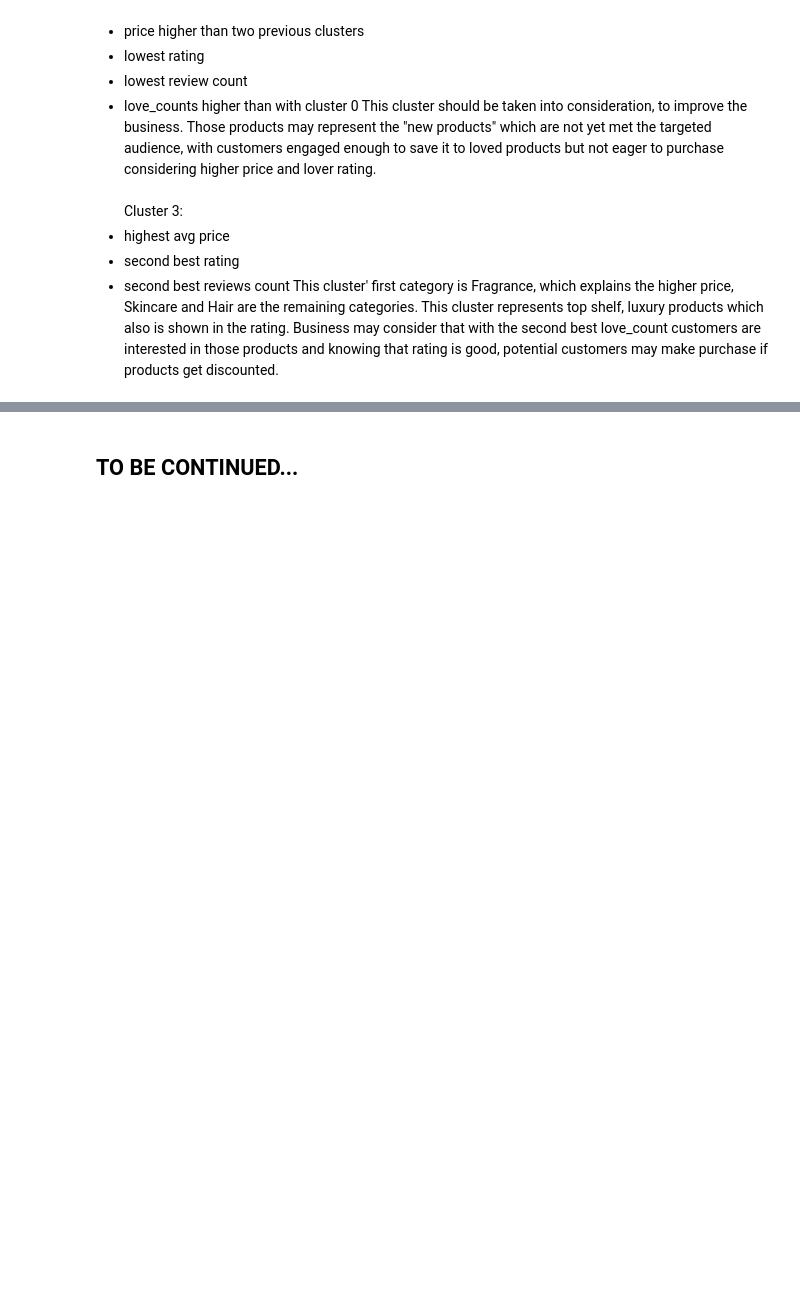
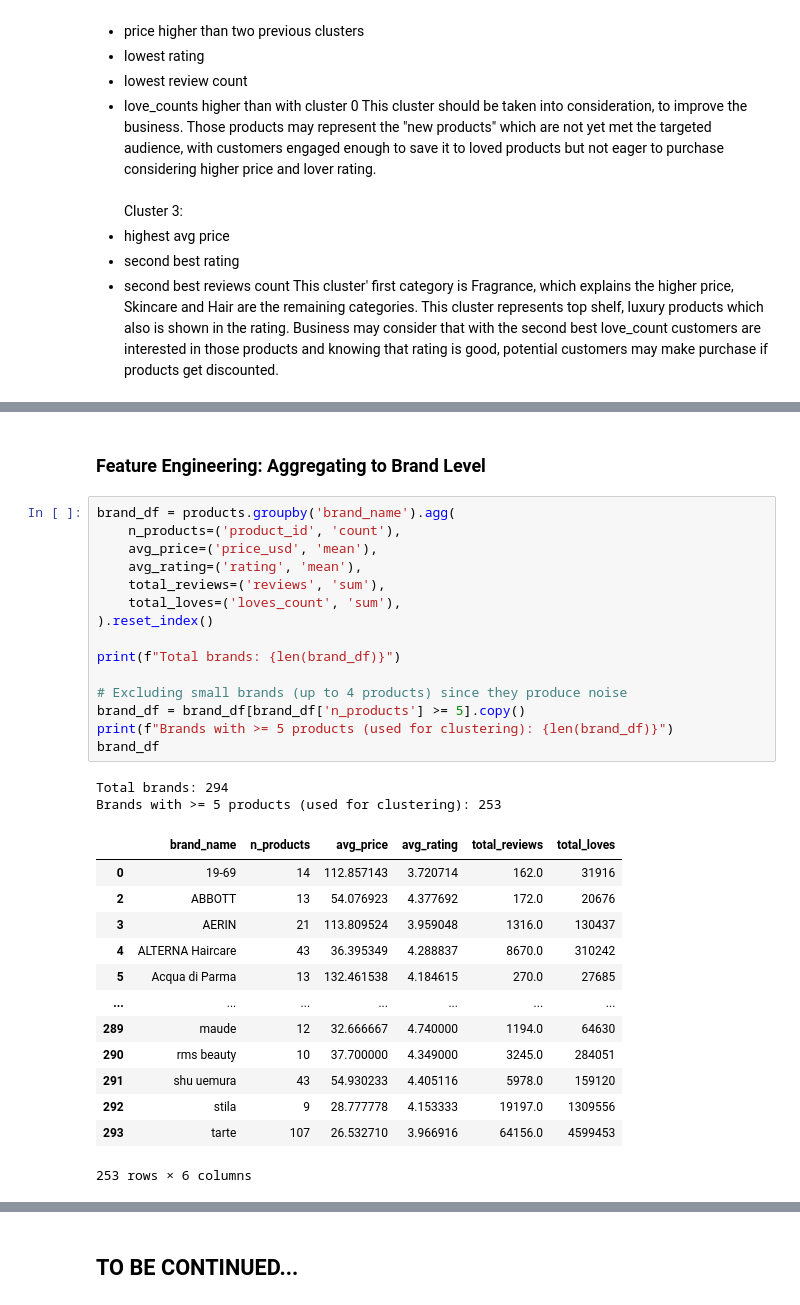
Before and after one commit to imgabrielas/Sephora, a Jupyter notebook: 03_product_clustering.ipynb, the cells around one changed output, grey strips where cells are left out. Cells and saved outputs as stored; diff of their text form; blank space fills up the shorter version.

```diff
--- a/03_product_clustering.ipynb
+++ b/03_product_clustering.ipynb
@@ -286,0 +298,33 @@ This cluster' first category is Fragrance, which explains the higher price, Skin
+# %% [markdown]
+### Feature Engineering: Aggregating to Brand Level
+# %%
+brand_df = products.groupby('brand_name').agg(
+    n_products=('product_id', 'count'),
+    avg_price=('price_usd', 'mean'),
+    avg_rating=('rating', 'mean'),
+    total_reviews=('reviews', 'sum'),
+    total_loves=('loves_count', 'sum'),
+).reset_index()
+
+print(f"Total brands: {len(brand_df)}")
+
+# Excluding small brands (up to 4 products) since they produce noise
+brand_df = brand_df[brand_df['n_products'] >= 5].copy()
+print(f"Brands with >= 5 products (used for clustering): {len(brand_df)}")
+brand_df
+# %% [output]
+Total brands: 294
+Brands with >= 5 products (used for clustering): 253
+|  | brand_name | n_products | avg_price | avg_rating | total_reviews | total_loves |
+| 0 | 19-69 | 14 | 112.857143 | 3.720714 | 162.0 | 31916 |
+| 2 | ABBOTT | 13 | 54.076923 | 4.377692 | 172.0 | 20676 |
+| 3 | AERIN | 21 | 113.809524 | 3.959048 | 1316.0 | 130437 |
+| 4 | ALTERNA Haircare | 43 | 36.395349 | 4.288837 | 8670.0 | 310242 |
+| 5 | Acqua di Parma | 13 | 132.461538 | 4.184615 | 270.0 | 27685 |
+| ... | ... | ... | ... | ... | ... | ... |
+| 289 | maude | 12 | 32.666667 | 4.740000 | 1194.0 | 64630 |
+| 290 | rms beauty | 10 | 37.700000 | 4.349000 | 3245.0 | 284051 |
+| 291 | shu uemura | 43 | 54.930233 | 4.405116 | 5978.0 | 159120 |
+| 292 | stila | 9 | 28.777778 | 4.153333 | 19197.0 | 1309556 |
+| 293 | tarte | 107 | 26.532710 | 3.966916 | 64156.0 | 4599453 |
+253 rows × 6 columns
```
Also changed, not shown: parts of 16 cells of this notebook.
